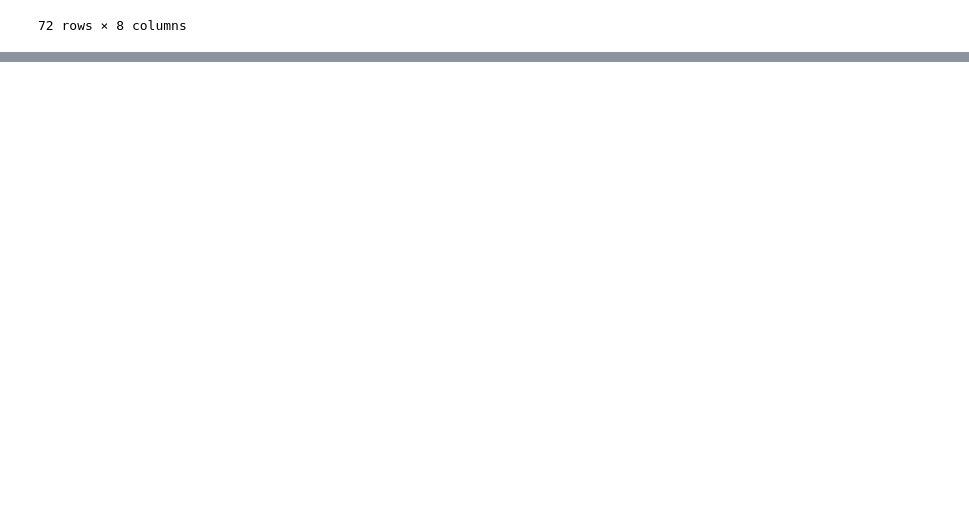
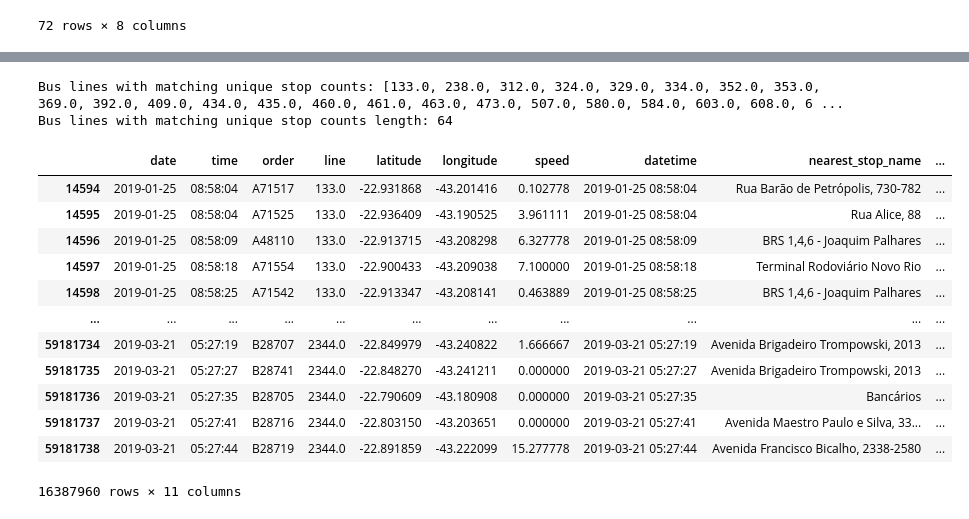
Before and after one commit to PavanPasidu/gnn-trafic-forecasting, a Jupyter notebook: Notebooks/rio_dataset_analysis.ipynb, the cells around one changed output, grey strips where cells are left out. Cells and saved outputs as stored; diff of their text form; code cells hidden in the pictures; blank space fills up the shorter version.

```diff
--- a/Notebooks/rio_dataset_analysis.ipynb
+++ b/Notebooks/rio_dataset_analysis.ipynb
@@ -670,0 +905,16 @@ G = ox.graph_from_place("Rio de Janeiro, Brazil", network_type="drive")
+# %%
+# add travel times
+def convert_distances_to_meters(df):
+    latitudes = df["latitude"].values
+    lon_distances = df["distance_to_next_stop"].values
+
+    lat_to_meters = 111320
+    lon_to_meters = 111320 * np.cos(np.radians(latitudes))
+
+    lon_distances_meters = lon_distances * lon_to_meters
+    df["distance_to_next_stop"] = lon_distances_meters
+    return df
+
+trajectory_df = convert_distances_to_meters(trajectory_df)
+trajectory_df['speed'] = trajectory_df['speed'] / 3.6
+trajectory_df.head()
@@ -670,0 +928,5 @@ G = ox.graph_from_place("Rio de Janeiro, Brazil", network_type="drive")
+# %%
+# check availability of all stops
+stops_df = stops_df[stops_df["line_number"].isin(trajectory_df["line"].unique())]
+print(stops_df.stop_name.nunique())
+print(trajectory_df.nearest_stop_name.nunique())
@@ -670,0 +955,37 @@ G = ox.graph_from_place("Rio de Janeiro, Brazil", network_type="drive")
+# %%
+# remove entire line if even one stop is missing
+bus_df = trajectory_df.copy()
+bus_unique_counts = bus_df.groupby('line')['nearest_stop_name'].nunique().reset_index()
+bus_unique_counts.columns = ['line', 'uniq_val_count_bus']
+
+stops_unique_counts = stops_df.groupby('line_number')['stop_name'].nunique().reset_index()
+stops_unique_counts.columns = ['line_number', 'uniq_val_count_stop']
+# %%
+bus_unique_counts_dict = bus_unique_counts.set_index('line')['uniq_val_count_bus'].to_dict()
+stops_unique_counts_dict = stops_unique_counts.set_index('line_number')['uniq_val_count_stop'].to_dict()
+
+matching_lines = [line for line in bus_unique_counts_dict if bus_unique_counts_dict.get(line) == stops_unique_counts_dict.get(line)]
+print("Bus lines with matching unique stop counts:", matching_lines)
+print("Bus lines with matching unique stop counts length:", len(matching_lines))
+# %% [output]
+Bus lines with matching unique stop counts: [133.0, 238.0, 312.0, 324.0, 329.0, 334.0, 352.0, 353.0, 369.0, 392.0, 409.0, 434.0, 435.0, 460.0, 461.0, 463.0, 473.0, 507.0, 580.0, 584.0, 603.0, 608.0, 6 ...
+Bus lines with matching unique stop counts length: 64
+# %%
+# keep only the these lines in data
+dataset = trajectory_df.copy()
+dataset = dataset[dataset['line'].isin(matching_lines)]
+dataset
+# %% [output]
+|  | date | time | order | line | latitude | longitude | speed | datetime | nearest_stop_name | ... |
+| 14594 | 2019-01-25 | 08:58:04 | A71517 | 133.0 | -22.931868 | -43.201416 | 0.102778 | 2019-01-25 08:58:04 | Rua Barão de Petrópolis, 730-782 | ... |
+| 14595 | 2019-01-25 | 08:58:04 | A71525 | 133.0 | -22.936409 | -43.190525 | 3.961111 | 2019-01-25 08:58:04 | Rua Alice, 88 | ... |
+| 14596 | 2019-01-25 | 08:58:09 | A48110 | 133.0 | -22.913715 | -43.208298 | 6.327778 | 2019-01-25 08:58:09 | BRS 1,4,6 - Joaquim Palhares | ... |
+| 14597 | 2019-01-25 | 08:58:18 | A71554 | 133.0 | -22.900433 | -43.209038 | 7.100000 | 2019-01-25 08:58:18 | Terminal Rodoviário Novo Rio | ... |
+| 14598 | 2019-01-25 | 08:58:25 | A71542 | 133.0 | -22.913347 | -43.208141 | 0.463889 | 2019-01-25 08:58:25 | BRS 1,4,6 - Joaquim Palhares | ... |
+| ... | ... | ... | ... | ... | ... | ... | ... | ... | ... | ... |
+| 59181734 | 2019-03-21 | 05:27:19 | B28707 | 2344.0 | -22.849979 | -43.240822 | 1.666667 | 2019-03-21 05:27:19 | Avenida Brigadeiro Trompowski, 2013 | ... |
+| 59181735 | 2019-03-21 | 05:27:27 | B28741 | 2344.0 | -22.848270 | -43.241211 | 0.000000 | 2019-03-21 05:27:27 | Avenida Brigadeiro Trompowski, 2013 | ... |
+| 59181736 | 2019-03-21 | 05:27:35 | B28705 | 2344.0 | -22.790609 | -43.180908 | 0.000000 | 2019-03-21 05:27:35 | Bancários | ... |
+| 59181737 | 2019-03-21 | 05:27:41 | B28716 | 2344.0 | -22.803150 | -43.203651 | 0.000000 | 2019-03-21 05:27:41 | Avenida Maestro Paulo e Silva, 33... | ... |
+| 59181738 | 2019-03-21 | 05:27:44 | B28719 | 2344.0 | -22.891859 | -43.222099 | 15.277778 | 2019-03-21 05:27:44 | Avenida Francisco Bicalho, 2338-2580 | ... |
+16387960 rows × 11 columns
```
Also changed, not shown: parts of 38 cells of this notebook, 1 other file.
